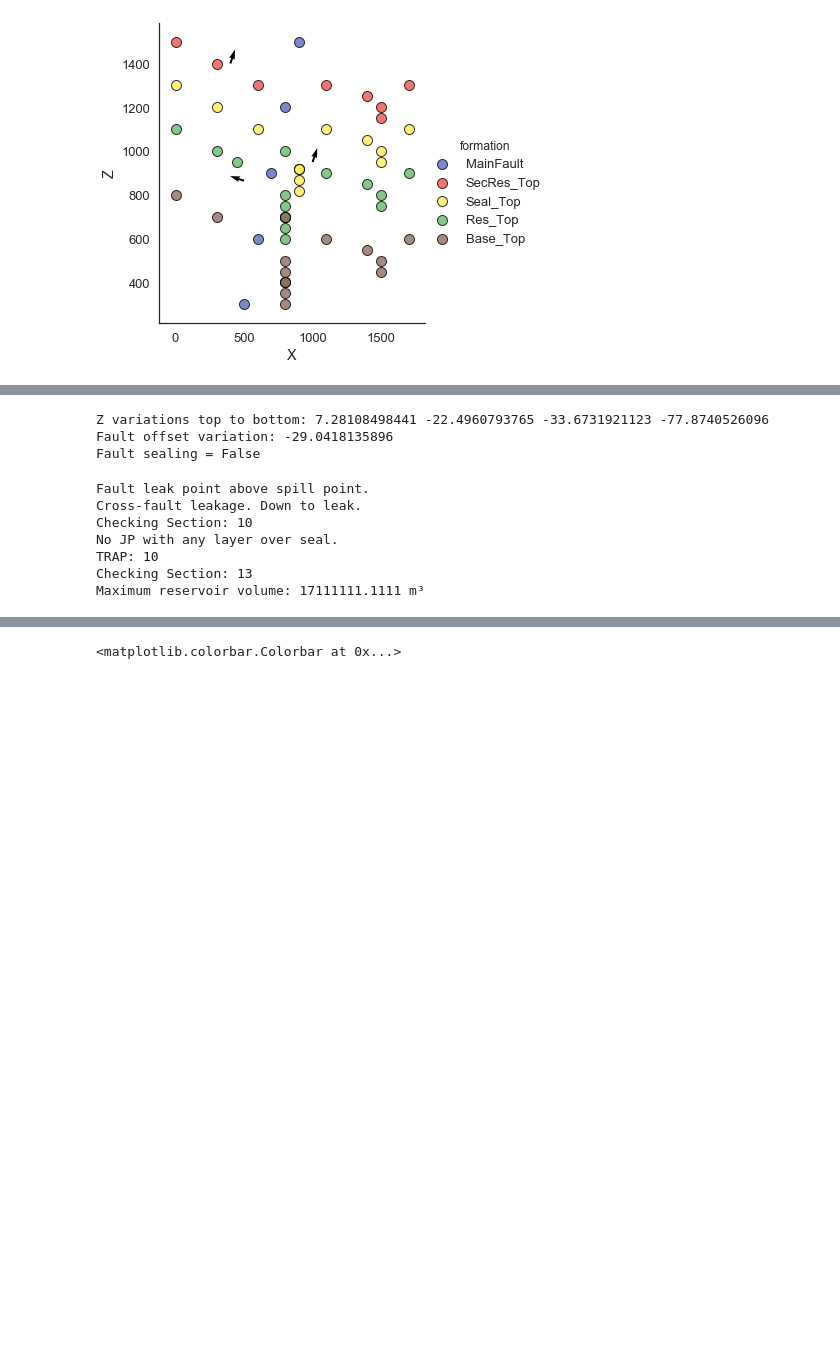
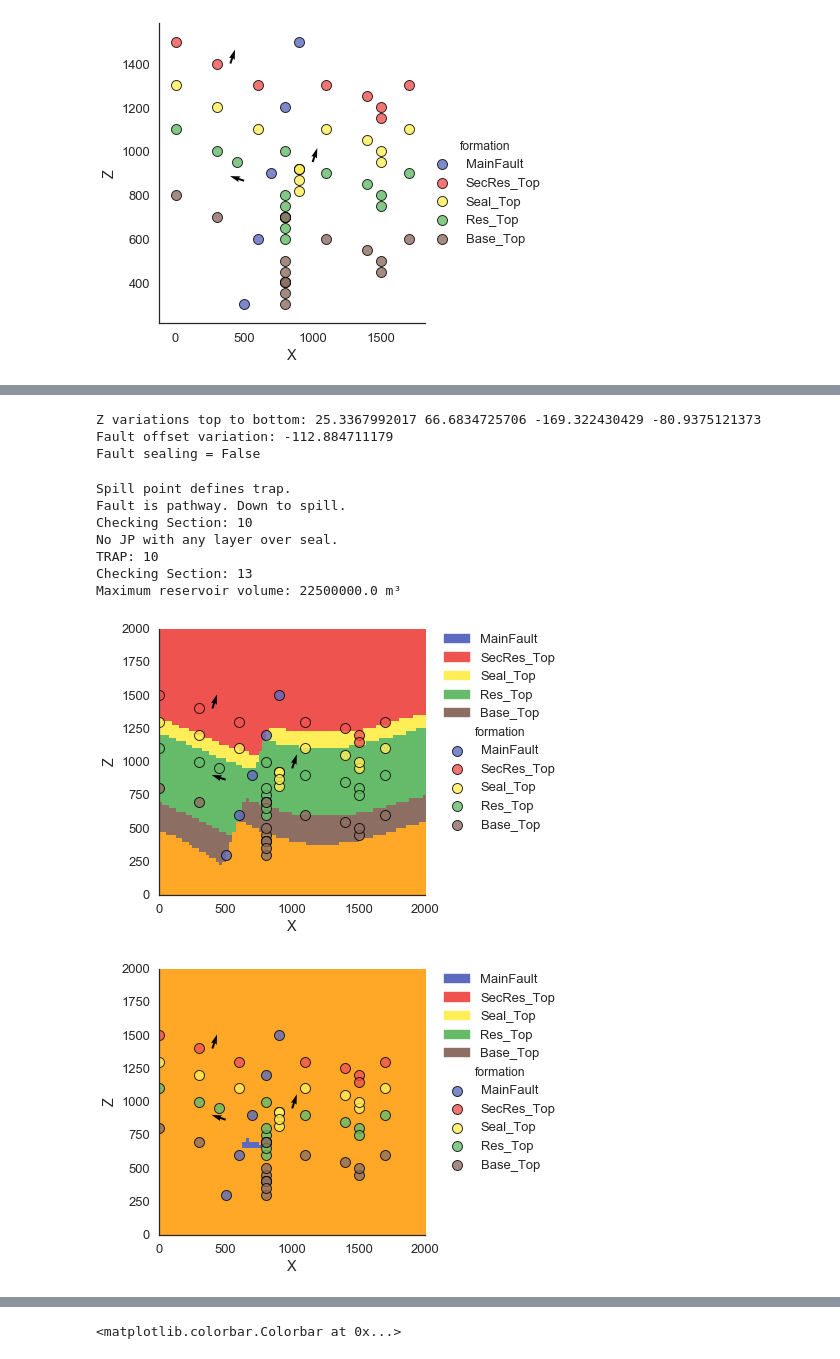
Before and after one commit to nre-aachen/Theses, a Jupyter notebook: Risk analysis/Notebooks/3D uncertainty Version 3.ipynb, the cells around one changed output, grey strips where cells are left out. Saved outputs shown, nothing was run; the diff lists cells and outputs as text; code cells hidden in the pictures; blank space fills up the shorter version.

```diff
--- a/Risk analysis/Notebooks/3D uncertainty Version 3.ipynb
+++ b/Risk analysis/Notebooks/3D uncertainty Version 3.ipynb
@@ -603,7 +603,7 @@ def sec_res_th(interp_data=interp_unc):
 # Volumetric calculation
 @pymc.deterministic
 def structural_model(interp_data_M=interp_unc, fault_sealing=fault_sealing, seal_th=seal_th,
-                     lh=lith_holder, fh=fault_holder, idh=interp_holder, print_figures=False):
+                     lh=lith_holder, fh=fault_holder, idh=interp_holder, print_figures=True):
     print('Fault sealing =', fault_sealing)
     try:
         lith_sol, fault_sol = gp.compute_model(interp_data_M)
@@ -641,38 +641,40 @@ def structural_model(interp_data_M=interp_unc, fault_sealing=fault_sealing, seal
 def over_jux_area(lith_sol=structural_model[0], fault_sol=structural_model[1]):
     lith = lith_sol[0].reshape(resolution,resolution,resolution)
     fault = fault_sol[0].reshape(resolution,resolution,resolution)
     area = 0
     G, centroids, labels_unique, lith_to_labels_lot, labels_to_lith_lot = \
     gp.topology_analyze(lith, fault, 1, areas_bool=True, return_block=False)
     res_nr = interp_data.get_formation_number()['Base_Top']
     secres_nr = interp_data.get_formation_number()['Seal_Top']
     over_nr = interp_data.get_formation_number()['SecRes_Top']
     res_keys = [int(r) for r in lith_to_labels_lot["%s" % res_nr].keys()]
     secres_keys = [int(j) for j in lith_to_labels_lot["%s" % secres_nr].keys()] # sections in Secondary Reservoir
     over_keys = [int(o) for o in lith_to_labels_lot["%s" % over_nr].keys()] # section in Overlying
     tot_over_keys = np.append(secres_keys, over_keys) # all sections that belong to overlying above seal
     for rk in res_keys:
         for ok in tot_over_keys:
             if gp.topology_check_adjacency(G, rk, ok) == True:
                     if G.adj[rk][ok]['edge_type'] == 'fault':
                         part_area = G.adj[rk][ok]['area']*(scale_factor**2)
                         area += part_area
     return area
 
 # Avoid layer inversion by giving negative thicknesses a likelihood of zero
 #@pymc.deterministic
 #def no_inversion(sec_res_th=sec_res_th, res_th=res_th, seal_th=seal_th)
 # %% [output]
-Z variations top to bottom: 7.28108498441 -22.4960793765 -33.6731921123 -77.8740526096
-Fault offset variation: -29.0418135896
+Z variations top to bottom: 25.3367992017 66.6834725706 -169.322430429 -80.9375121373
+Fault offset variation: -112.884711179
 Fault sealing = False
-Fault leak point above spill point.
-Cross-fault leakage. Down to leak.
+Spill point defines trap.
+Fault is pathway. Down to spill.
 Checking Section: 10
 No JP with any layer over seal.
 TRAP: 10
 Checking Section: 13
-Maximum reservoir volume: 17111111.1111 m³
+Maximum reservoir volume: 22500000.0 m³
+[figure, added]
+[figure, added]
 # %%
 iterations = 30
 # %%
```
Also changed, not shown: parts of 7 cells of this notebook, 5 other files.
